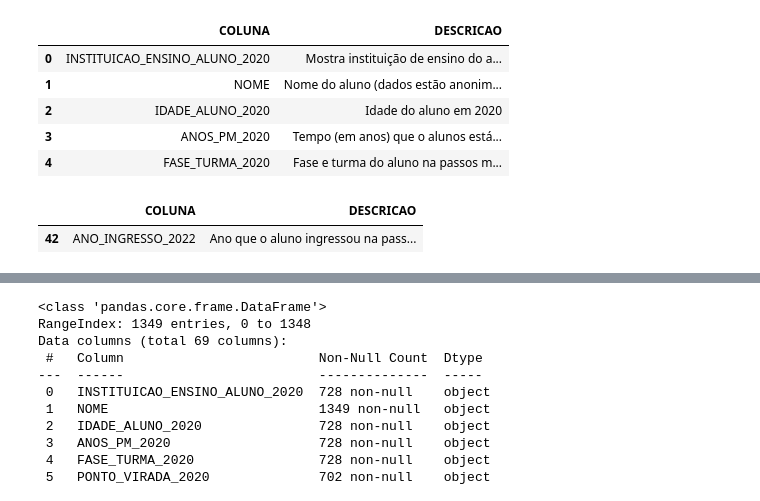
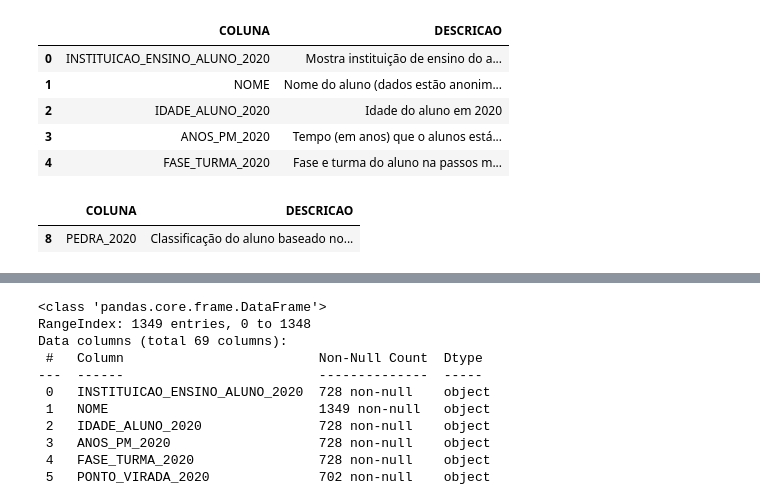
Before and after one commit to jorgeplatero/postech_techchallenge_fase_5, a Jupyter notebook: techchallenge_fase_5.ipynb, the cells around one changed output, grey strips where cells are left out. Drawn from its saved outputs; the diff is of its cells as text; code cells hidden in the pictures.

```diff
--- a/techchallenge_fase_5.ipynb
+++ b/techchallenge_fase_5.ipynb
@@ -102,10 +101,10 @@ dict.head()
 | 4 | FASE_TURMA_2020 | Fase e turma do aluno na passos m... |
 # %%
 #verifica descrição
-dict[dict['COLUNA'] == 'ANO_INGRESSO_2022']
+dict[dict['COLUNA'] == 'PEDRA_2020']
 # %% [output]
 |  | COLUNA | DESCRICAO |
-| 42 | ANO_INGRESSO_2022 | Ano que o aluno ingressou na pass... |
+| 8 | PEDRA_2020 | Classificação do aluno baseado no... |
 # %%
 df = pd.read_csv('dados/pede_passos_dataset_fiap.csv', sep=';')
 df.head()
```
Also changed, not shown: parts of 1 cell of this notebook, 1 other file.
